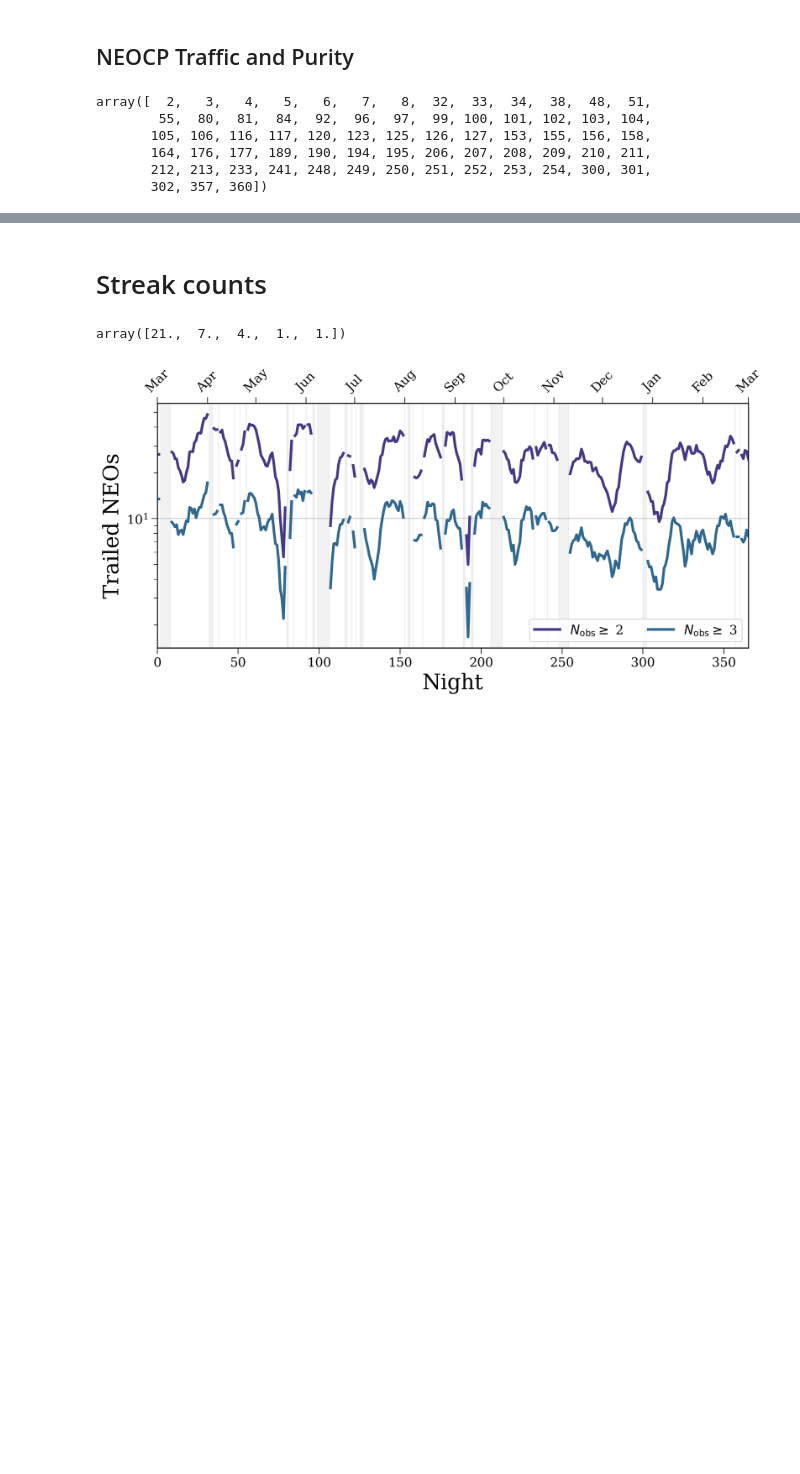
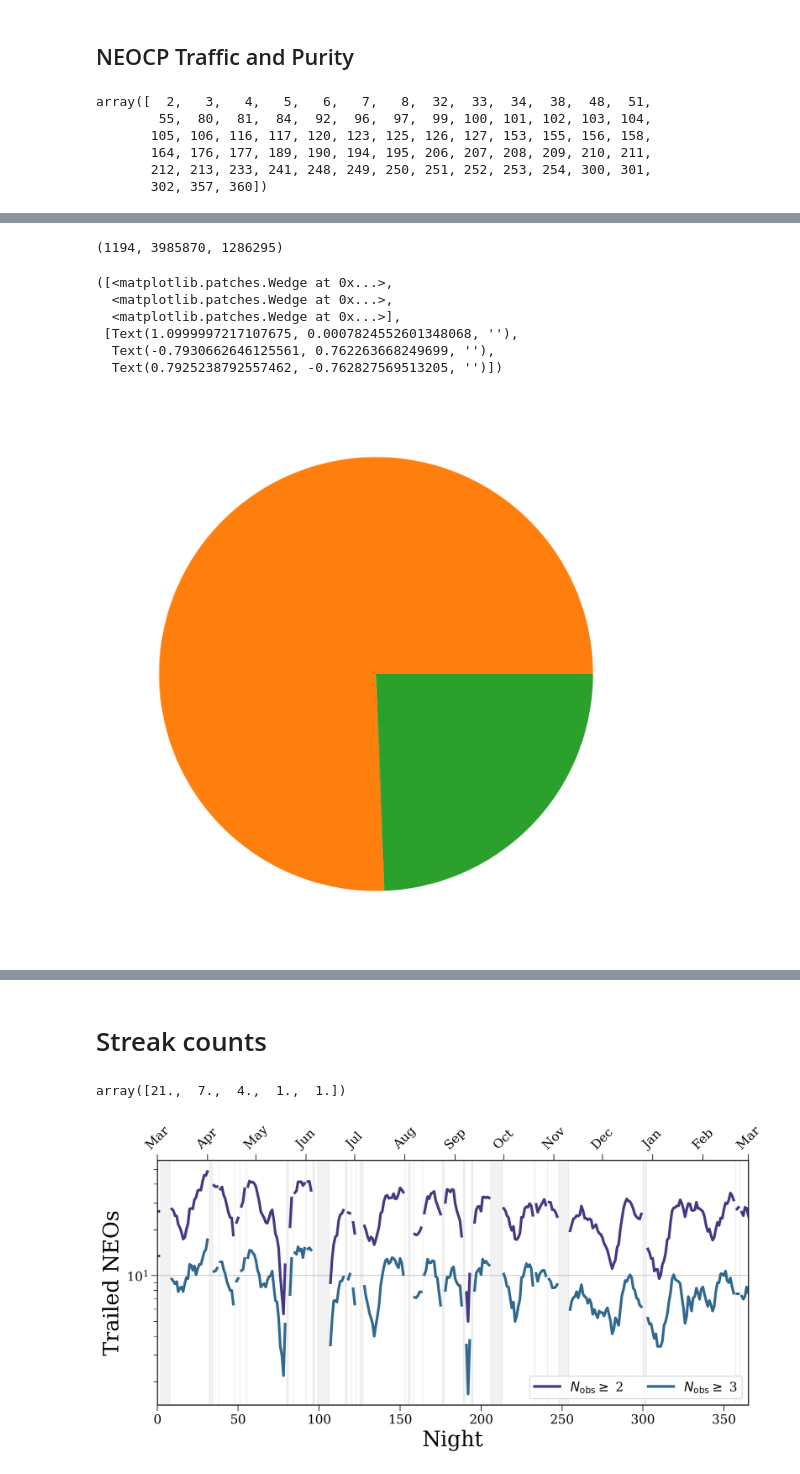
Before and after one commit to TomWagg/lsst-neocp-predictions, a Jupyter notebook: current_criteria/Predictions with current criteria.ipynb, the cells around one changed output, grey strips where cells are left out. Saved outputs shown, nothing was run; the diff lists cells and outputs as text; code cells hidden in the pictures; blank space fills up the shorter version.

```diff
--- a/current_criteria/Predictions with current criteria.ipynb
+++ b/current_criteria/Predictions with current criteria.ipynb
@@ -234,0 +272,28 @@ def running_mean(x, window=5):
+# %%
+nh_neo = 0
+nh_mba = 0
+nh_else = 0
+
+for objid in df["ObjID"].values:
+    if objid[:2] == "S0":
+        nh_neo += 1
+    elif objid[:2] == "S1":
+        nh_mba += 1
+    else:
+        nh_else += 1
+#     if objid[:2] not in ["S0", "S1"]:
+#         print(objid)
+
+nh_neo, nh_mba, nh_else
+# %% [output]
+(1194, 3985870, 1286295)
+# %%
+plt.pie([nh_neo, nh_mba, nh_else])
+# %% [output]
+([<matplotlib.patches.Wedge at 0x...>,
+  <matplotlib.patches.Wedge at 0x...>,
+  <matplotlib.patches.Wedge at 0x...>],
+ [Text(1.0999997217107675, 0.0007824552601348068, ''),
+  Text(-0.7930662646125561, 0.762263668249699, ''),
+  Text(0.7925238792557462, -0.762827569513205, '')])
+[figure, added]
```
Also changed, not shown: parts of 23 cells of this notebook, 2 other files.
